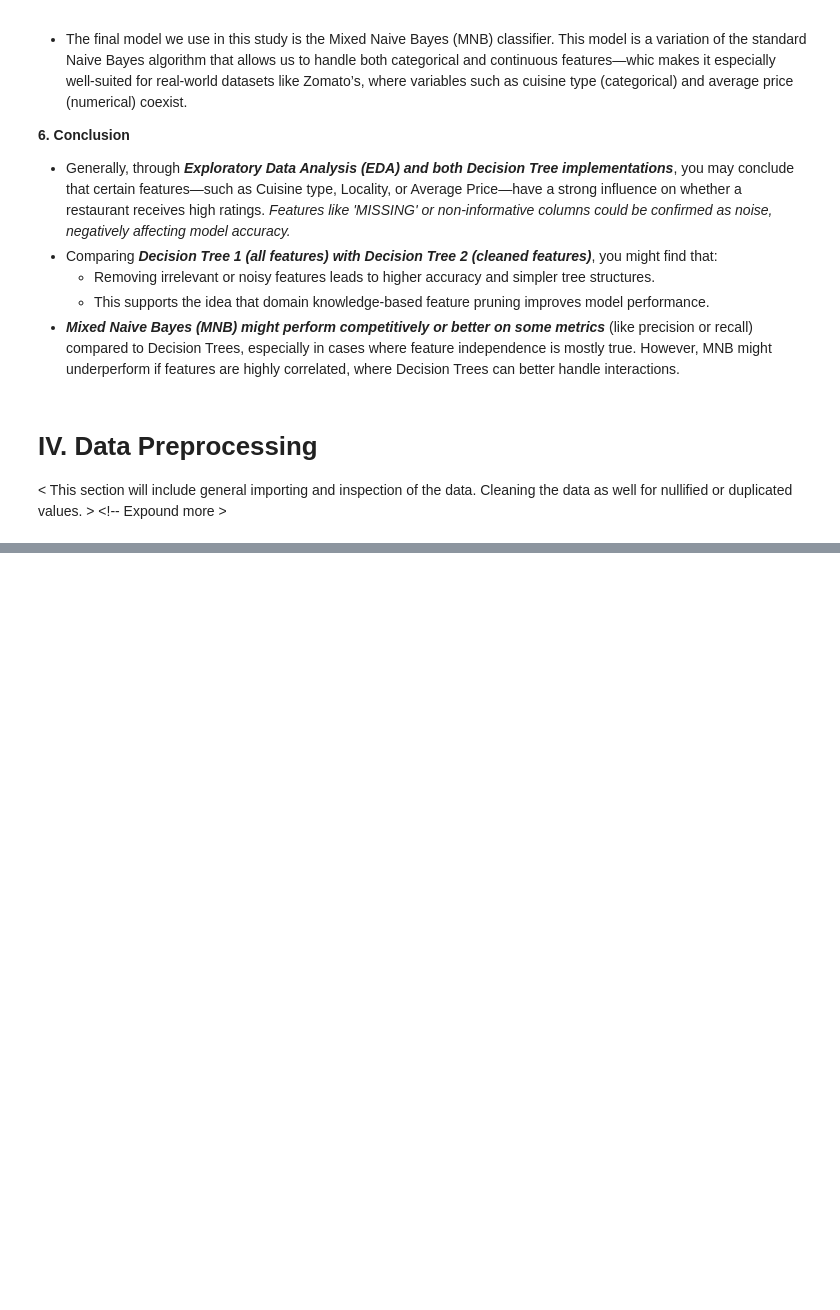
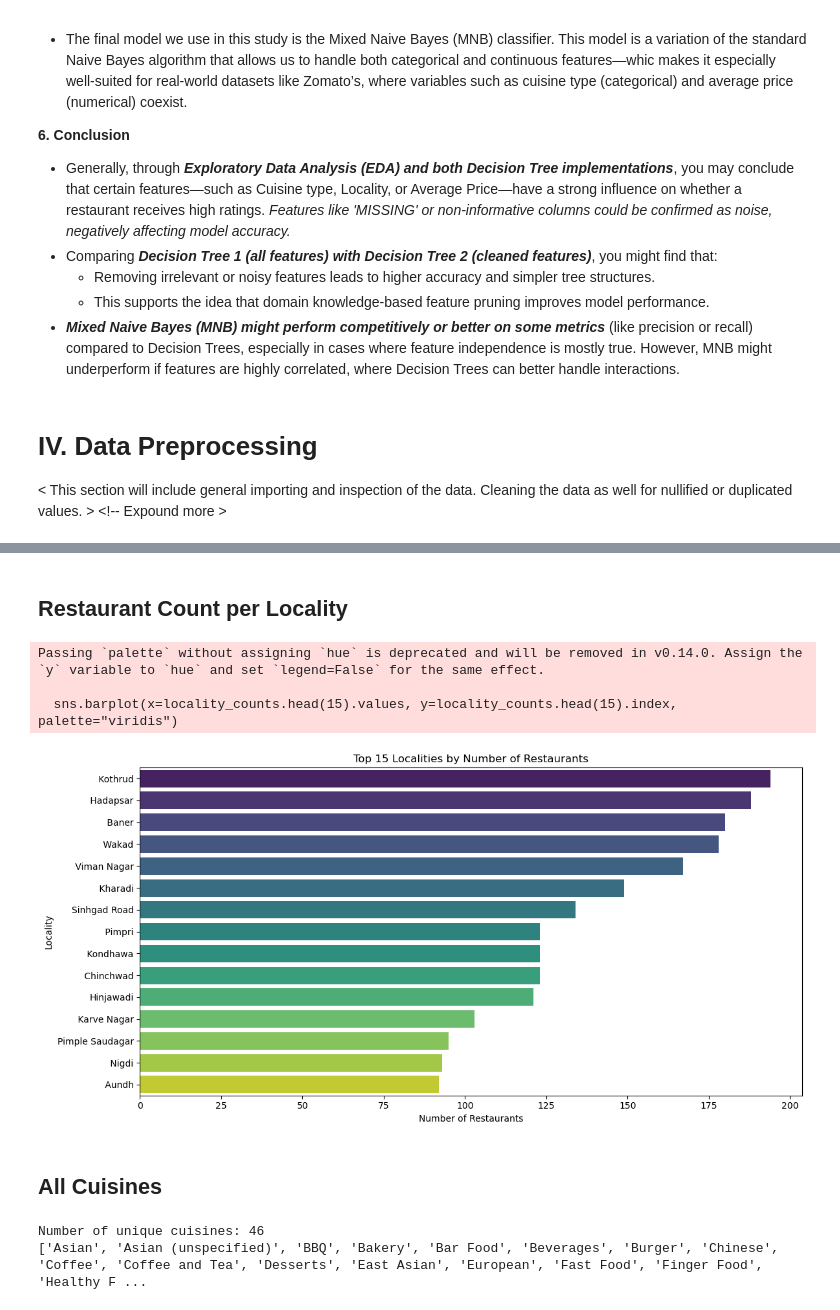
Before and after one commit to louis-uwie/CSCI111-Zomato-Recommendation-Analysis, a Jupyter notebook: LOZADA, BINWAG, CSCI 211 - On Zomato.ipynb, the cells around one changed output, grey strips where cells are left out. Drawn from its saved outputs; the diff is of its cells as text; code cells hidden in the pictures; blank space fills up the shorter version.

```diff
--- a/LOZADA, BINWAG, CSCI 211 - On Zomato.ipynb
+++ b/LOZADA, BINWAG, CSCI 211 - On Zomato.ipynb
@@ -106,10 +115,7 @@ import io
 # %%
 ## If using Jupyter Notebook / Run Locally via VS Code. Import the file LOZADA, BINWAG, CSCI 211 Zomato Dataset Pune.csv
 # Hardcoded file path to your dataset
-file_path = "/Users/uwie/Documents/_Github/CSCI111-MachineLearning/LOZADA, BINWAG, CSCI 211 Zomato Dataset Pune.csv"
-print("Selected file:", file_path)
-
-# Load dataset into pandas
+file_path = "LOZADA, BINWAG, CSCI 211 Zomato Dataset Pune.csv"
 zomato_pune = pd.read_csv(file_path)
 
 # Create a working copy for analysis
@@ -122,0 +133,42 @@ TypeError: a bytes-like object is required, not 'DataFrame'
+# %% [markdown]
+## **Restaurant Count per Locality**
+# %%
+# Count restaurants per locality
+locality_counts = zomato_for_eda['Locality in Pune'].value_counts()
+
+# Plot the top 15
+plt.figure(figsize=(12, 6))
+sns.barplot(x=locality_counts.head(15).values, y=locality_counts.head(15).index, palette="viridis")
+
+plt.title("Top 15 Localities by Number of Restaurants")
+plt.xlabel("Number of Restaurants")
+plt.ylabel("Locality")
+plt.tight_layout()
+plt.show()
+# %% [output]
+Passing `palette` without assigning `hue` is deprecated and will be removed in v0.14.0. Assign the `y` variable to `hue` and set `legend=False` for the same effect.
+
+  sns.barplot(x=locality_counts.head(15).values, y=locality_counts.head(15).index, palette="viridis")
+[figure, added]
+# %% [markdown]
+## **All Cuisines**
+# %%
+# List of cuisine columns
+cuisine_cols = [f'Cuisine{i}' for i in range(1, 9)]
+
+# Flatten, drop NAs and "MISSING", then get unique values
+all_cuisines = pd.unique(
+    zomato_for_eda[cuisine_cols]
+    .values
+    .ravel()
+)
+
+# Clean list
+unique_cuisines = sorted([c for c in all_cuisines if pd.notna(c) and c != 'MISSING'])
+
+# Display
+print("Number of unique cuisines:", len(unique_cuisines))
+print(unique_cuisines)
+# %% [output]
+Number of unique cuisines: 46
+['Asian', 'Asian (unspecified)', 'BBQ', 'Bakery', 'Bar Food', 'Beverages', 'Burger', 'Chinese', 'Coffee', 'Coffee and Tea', 'Desserts', 'East Asian', 'European', 'Fast Food', 'Finger Food', 'Healthy F ...
```
Also changed, not shown: parts of 9 cells of this notebook.
